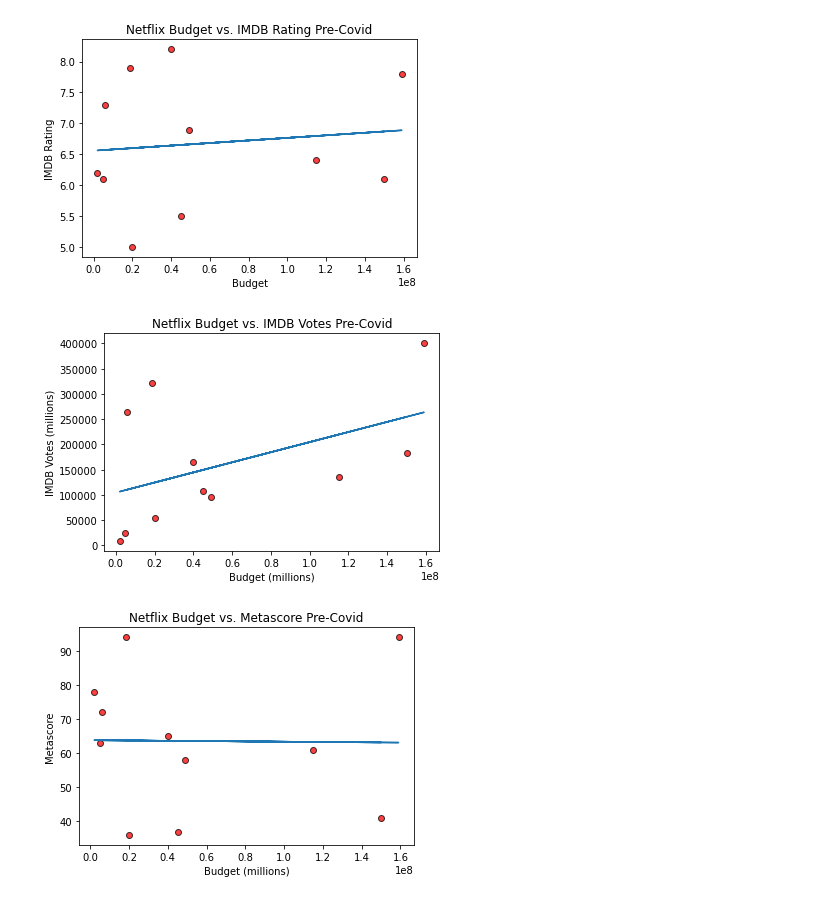
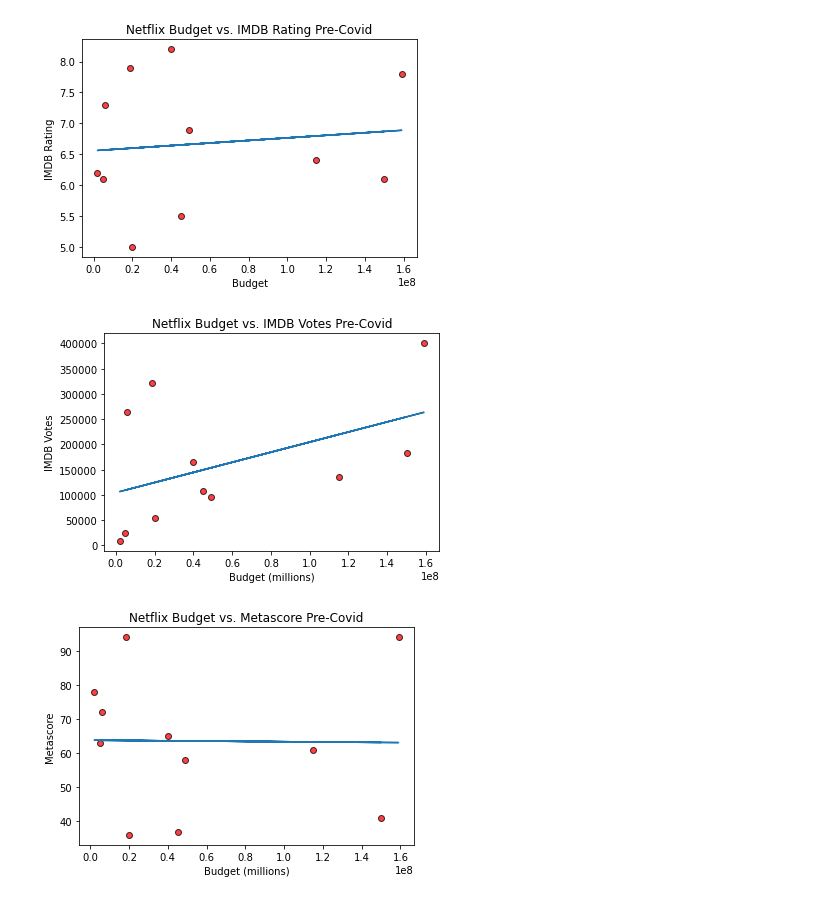
Before and after one commit to csamaro/project_01_group_11_movies, a Jupyter notebook: budget_stats.ipynb, the cells around one changed output. Drawn from its saved outputs; the diff is of its cells as text; code cells hidden in the pictures.

Commit message:
chart label edits

```diff
--- a/budget_stats.ipynb
+++ b/budget_stats.ipynb
@@ -546,19 +546,19 @@ plt.show()
 # %%
 x_axis = net_pre_df['Budget']
 
 data = net_pre_df['imdbVotes']
 
 plt.scatter(x_axis, data, marker="o", facecolors="red", edgecolors="black", alpha=0.75)
 
 m, b = np.polyfit(x_axis, data, 1)
 plt.plot(x_axis, m*x_axis+b)
 
 plt.title("Netflix Budget vs. IMDB Votes Pre-Covid")
 plt.xlabel("Budget (millions)")
-plt.ylabel("IMDB Votes (millions)")
+plt.ylabel("IMDB Votes")
 plt.show()
 # %% [output]
-[figure, old version]
+[figure, new version]
 # %%
 x_axis = net_pre_df['Budget']
 
```
